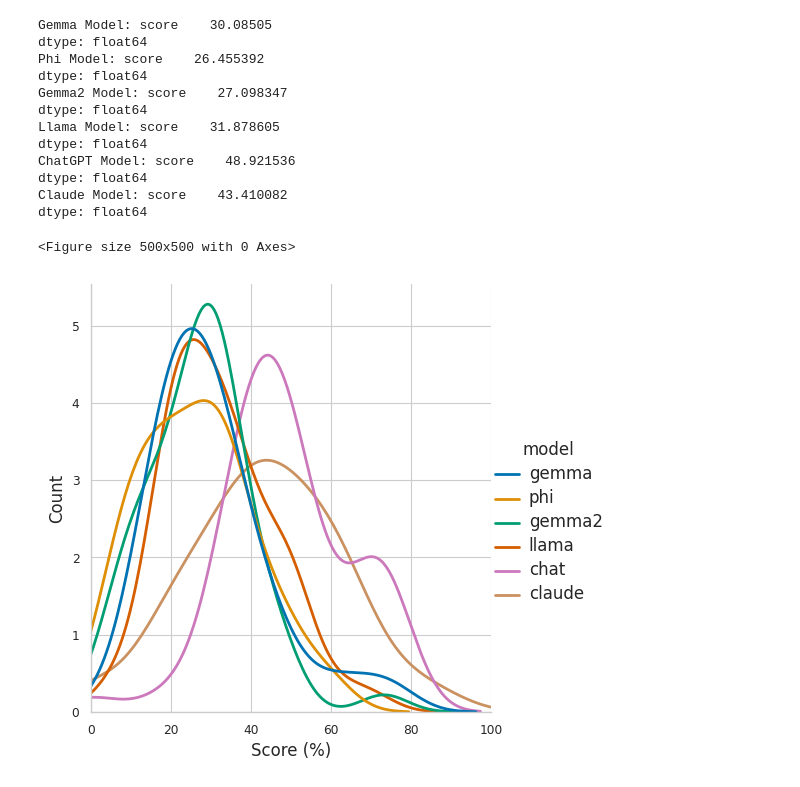
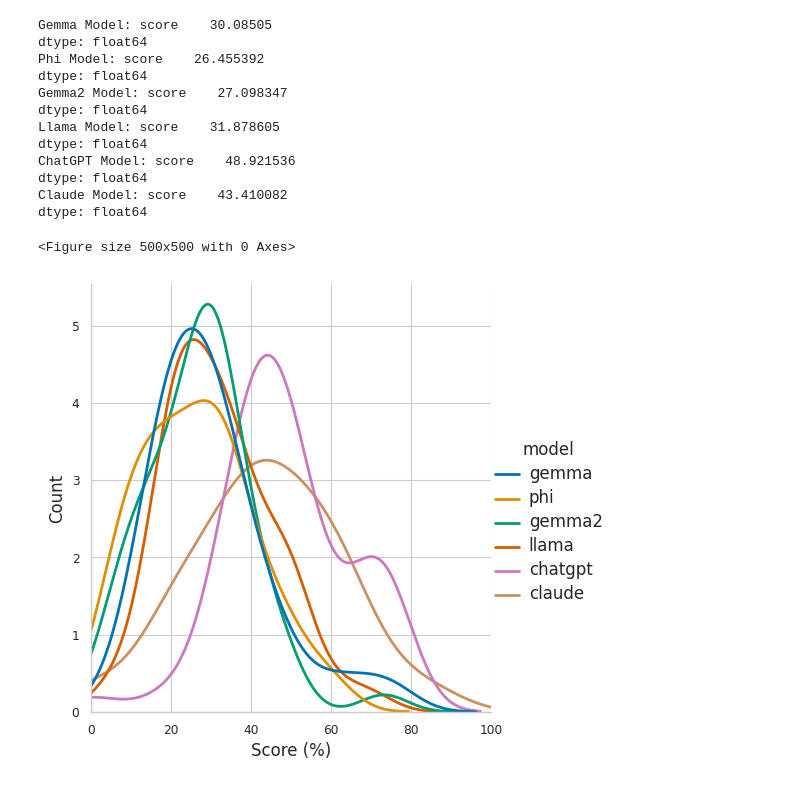
Before and after one commit to swaggirl9000/humor, a Jupyter notebook: experiments/19_all_models.ipynb, the cells around one changed output. Saved outputs shown, nothing was run; the diff lists cells and outputs as text; code cells hidden in the pictures.

```diff
--- a/experiments/19_all_models.ipynb
+++ b/experiments/19_all_models.ipynb
@@ -51,31 +51,38 @@ Claude Model: score    43.410082
 dtype: float64
 # %%
 import matplotlib.ticker as mtick
+
+gemma = gemma_metric.assign(model="gemma")
+phi = phi_metric.assign(model="phi")
+gemma2 = gemma2_metric.assign(model = "gemma2")
+llama = llama_metric.assign(model = "llama")
+chatgpt = chat_metric.assign(model = "chatgpt")
+claude = claude_metric.assign(model = "claude")
 
 sns.set_style("whitegrid")
 sns.set_context("paper")
 plt.figure(figsize=(5, 5))
 sns.set_palette("colorblind")
 
-df = pd.concat([gemma, phi, gemma2, llama, chat, claude]).reset_index(drop=True)
+df = pd.concat([gemma, phi, gemma2, llama, chatgpt, claude]).reset_index(drop=True)
 
 plot = sns.displot(
     df, x="score", hue="model", kind="kde",
     linewidth=2
 )
 
 plot.set_axis_labels("Score (%)", "Count", fontsize=12)
 
 ax = plt.gca()
 ax.yaxis.set_major_formatter(mtick.FuncFormatter(lambda x, _: f"{int(x*1000)}"))
 
 plot._legend.get_title().set_fontsize(12)
 for text in plot._legend.texts:
     text.set_fontsize(12)
 plt.xlim(0, 100)
 
 plot.savefig("experiment_02.pdf")
 plt.show()
 # %% [output]
 <Figure size 500x500 with 0 Axes>
-[figure, old version]
+[figure, new version]
```
Also changed, not shown: 2 other files.
